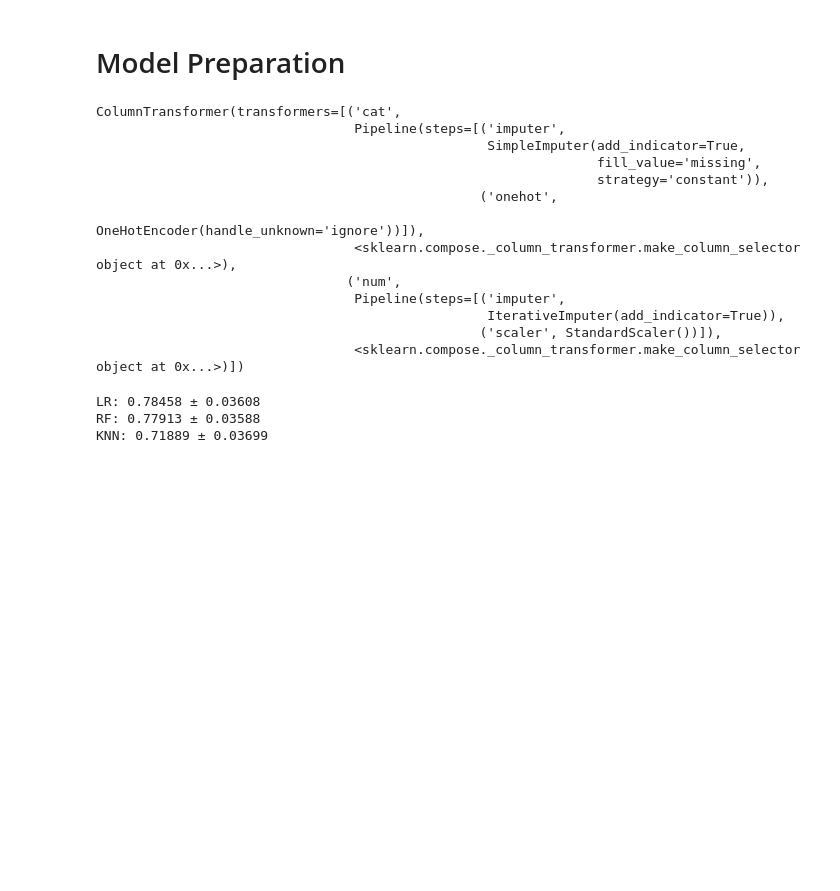
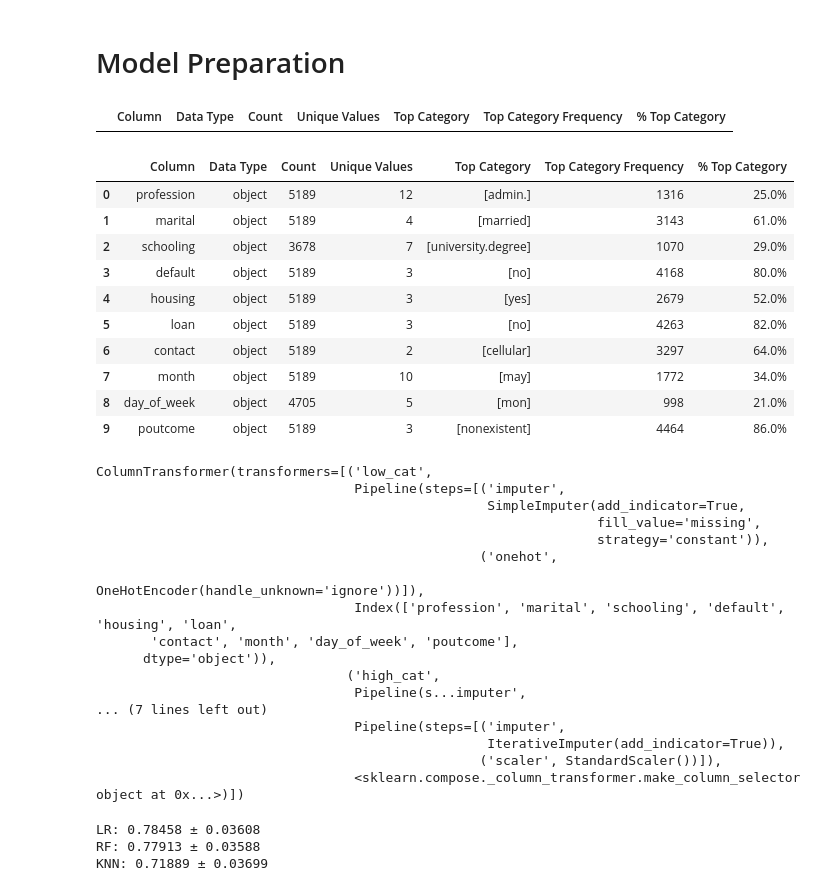
Before and after one commit to PuzzleShuffler/SparkCognition, a Jupyter notebook: SparkCognition.ipynb, the cells around one changed output. Cells and saved outputs as stored; diff of their text form; code cells hidden in the pictures; blank space fills up the shorter version.

```diff
--- a/SparkCognition.ipynb
+++ b/SparkCognition.ipynb
@@ -341,29 +352,53 @@ mi_scores_df
+# %%
+# Separate Columns by type
+numeric_features = X.select_dtypes(include=['int64', 'float64']).columns
+categorical_features = X.select_dtypes(include=['object', 'category']).columns
+# %%
+# seperate high and low cardinality features
+n_unique_categories = X_train[categorical_features].nunique()
+high_cardinality_features = n_unique_categories[n_unique_categories > 50].index
+low_cardinality_features = n_unique_categories[n_unique_categories <= 50].index
+# %%
+df_describe_categorical(X_train[high_cardinality_features])
+# %% [output]
+|  | Column | Data Type | Count | Unique Values | Top Category | Top Category Frequency | % Top Category |
+# %%
+df_describe_categorical(X_train[low_cardinality_features])
+# %% [output]
+|  | Column | Data Type | Count | Unique Values | Top Category | Top Category Frequency | % Top Category |
+| 0 | profession | object | 5189 | 12 | [admin.] | 1316 | 25.0% |
+| 1 | marital | object | 5189 | 4 | [married] | 3143 | 61.0% |
+| 2 | schooling | object | 3678 | 7 | [university.degree] | 1070 | 29.0% |
+| 3 | default | object | 5189 | 3 | [no] | 4168 | 80.0% |
+| 4 | housing | object | 5189 | 3 | [yes] | 2679 | 52.0% |
+| 5 | loan | object | 5189 | 3 | [no] | 4263 | 82.0% |
+| 6 | contact | object | 5189 | 2 | [cellular] | 3297 | 64.0% |
+| 7 | month | object | 5189 | 10 | [may] | 1772 | 34.0% |
+| 8 | day_of_week | object | 4705 | 5 | [mon] | 998 | 21.0% |
+| 9 | poutcome | object | 5189 | 3 | [nonexistent] | 4464 | 86.0% |
 # %%
-# Model Preparation #####
-# split into train, test data
-X_train, X_valid, y_train, y_valid = train_test_split(
-    train.drop('responded', axis='columns'),
-    train['responded'],
-    stratify=train['responded'],
-    test_size=0.30,
-    random_state=2022
-    )
-
 # Numeric Feature Pipeline
 numeric_pipeline_steps = []
 numeric_pipeline_steps.append(('imputer', IterativeImputer(add_indicator=True)))
 numeric_pipeline_steps.append(('scaler', StandardScaler()))
 numeric_pipeline = Pipeline(steps=numeric_pipeline_steps)
 
-# Categorical Feature Pipeline
-categorical_pipeline_steps = []
-categorical_pipeline_steps.append(('imputer', SimpleImputer(strategy='constant', fill_value='missing', add_indicator=True)))
-categorical_pipeline_steps.append(('onehot', OneHotEncoder(handle_unknown='ignore')))
-categorical_pipeline = Pipeline(steps=categorical_pipeline_steps)
+# Low Categorical Feature Pipeline
+low_categorical_pipeline_steps = []
+low_categorical_pipeline_steps.append(('imputer', SimpleImputer(strategy='constant', fill_value='missing', add_indicator=True)))
+low_categorical_pipeline_steps.append(('onehot', OneHotEncoder(handle_unknown='ignore')))
+low_categorical_pipeline = Pipeline(steps=low_categorical_pipeline_steps)
+
+# High Categorical Feature Pipeline
+high_categorical_pipeline_steps = []
+high_categorical_pipeline_steps.append(('imputer', SimpleImputer(strategy='constant', fill_value='missing', add_indicator=True)))
+high_categorical_pipeline_steps.append(('target_encoder', TargetEncoder(target_type='binary')))
+high_categorical_pipeline = Pipeline(steps=high_categorical_pipeline_steps)
 
 # Preprocessing Transformer
 transformer_steps = []
-transformer_steps.append(('cat', categorical_pipeline, make_column_selector(dtype_exclude=np.number)))
+transformer_steps.append(('low_cat', low_categorical_pipeline, low_cardinality_features))
+transformer_steps.append(('high_cat', high_categorical_pipeline, high_cardinality_features))
 transformer_steps.append(('num', numeric_pipeline, make_column_selector(dtype_include=np.number)))
 preprocessing_transformer=ColumnTransformer(transformers=transformer_steps)
 
@@ -374,15 +409,19 @@ imb = SMOTETomek(sampling_strategy=0.5, random_state=2022)
 set_config(display='diagram')
 preprocessing_transformer
 # %% [output]
-ColumnTransformer(transformers=[('cat',
+ColumnTransformer(transformers=[('low_cat',
                                  Pipeline(steps=[('imputer',
                                                   SimpleImputer(add_indicator=True,
                                                                 fill_value='missing',
                                                                 strategy='constant')),
                                                  ('onehot',
                                                   OneHotEncoder(handle_unknown='ignore'))]),
-                                 <sklearn.compose._column_transformer.make_column_selector object at 0x...>),
-                                ('num',
+                                 Index(['profession', 'marital', 'schooling', 'default', 'housing', 'loan',
+       'contact', 'month', 'day_of_week', 'poutcome'],
+      dtype='object')),
+                                ('high_cat',
+                                 Pipeline(s...imputer',
+... (7 lines left out)
                                  Pipeline(steps=[('imputer',
                                                   IterativeImputer(add_indicator=True)),
                                                  ('scaler', StandardScaler())]),
```
Also changed, not shown: parts of 6 cells of this notebook, 5 other files.
